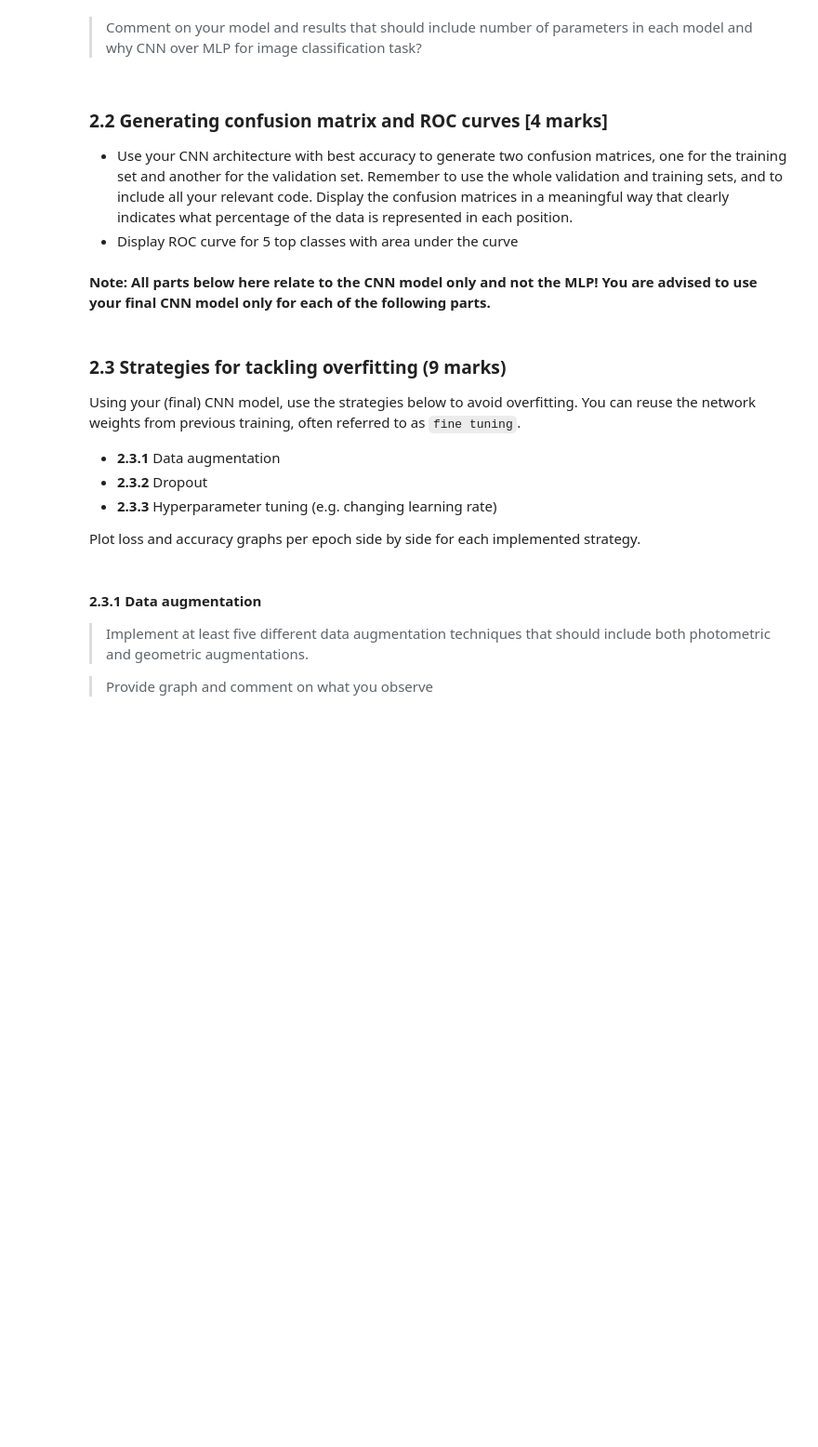
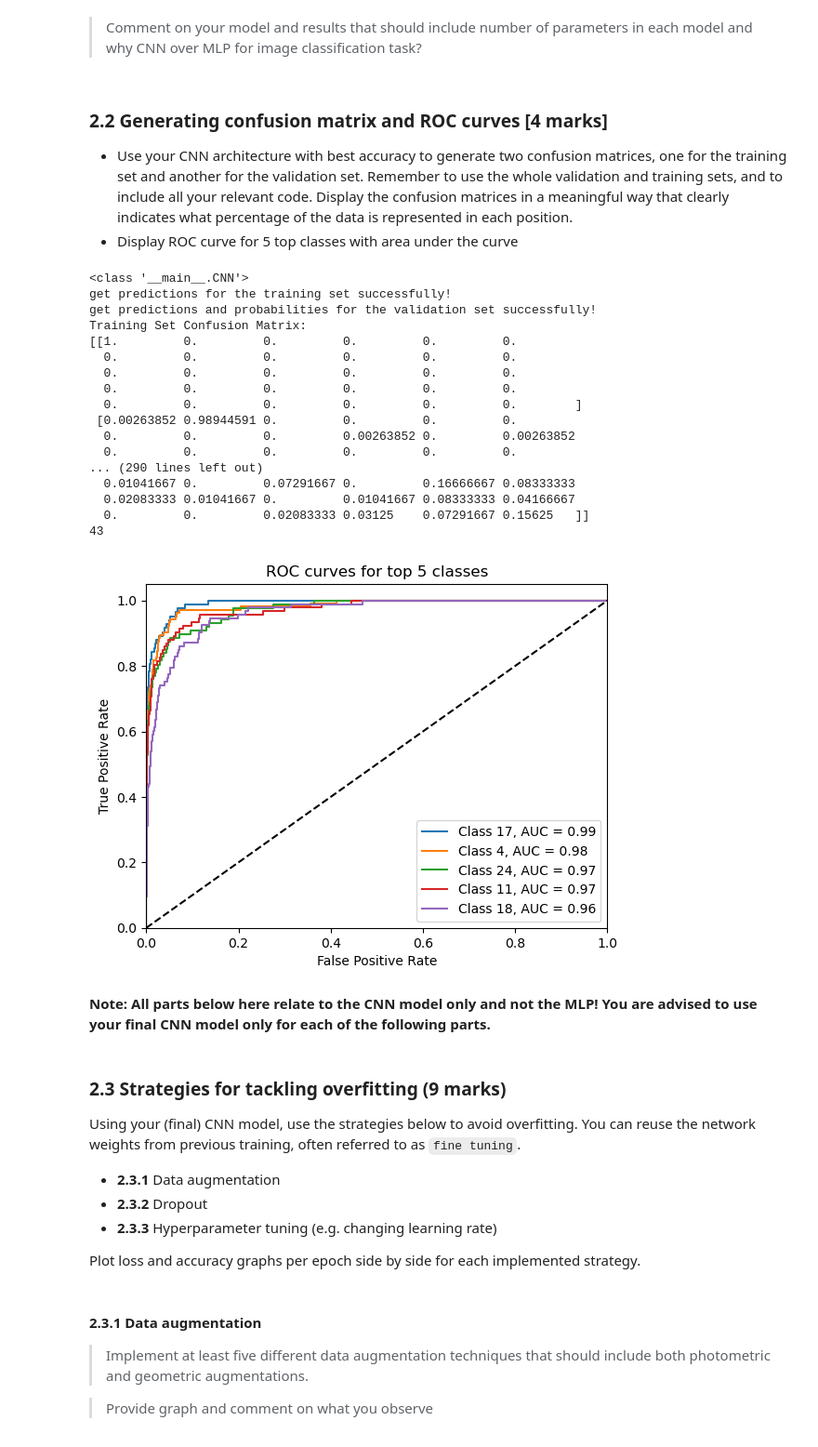
Before and after one commit to Louise1208/deaplearning_ass1, a Jupyter notebook: COMP5625M_assessment_1_2022-23.ipynb, the cells around one changed output. Shown at 93% size. Drawn from its saved outputs; the diff is of its cells as text; code cells hidden in the pictures; blank space fills up the shorter version.

```diff
--- a/COMP5625M_assessment_1_2022-23.ipynb
+++ b/COMP5625M_assessment_1_2022-23.ipynb
@@ -343,7 +343,7 @@ Display the graph of training and validation loss over epochs and accuracy over
 # %%
 from torch.utils.data import random_split
 
-def split_train_val_dataset():
+def split_train_val_dataset(dataset):
     # Set seed for reproducibility
     torch.manual_seed(0)
 
@@ -369,7 +369,7 @@ def split_train_val_dataset():
     print('val_dataloader completed:',next(iter(images)).shape)  # prints shape of image with single batch
     return train_dataloader,val_dataloader
 
-train_dataloader,val_dataloader=split_train_val_dataset()
+train_dataloader,val_dataloader=split_train_val_dataset(dataset)
 # %% [output]
 train_dataloader completed: torch.Size([3, 64, 64])
 val_dataloader completed: torch.Size([3, 64, 64])
@@ -390,7 +390,7 @@ def topk_accuracy(output, target, topk=(1,)):
     return res
 # %%
 #TO COMPLETE --> Running you MLP model class
-epochs = 50
+epochs = 2 #30
 
 # Lists to keep track of training/validation loss and accuracy over epochs
 train_loss_history = []
@@ -563,8 +591,7 @@ model.eval()
 # Create lists to store predictions and labels
 train_preds = []
 train_labels = []
-val_preds = []
-val_labels = []
+
 # Create empty lists for true labels and predicted probabilities:
 val_labels_roc = []
 val_probs = []
@@ -583,7 +610,8 @@ for inputs, labels in train_dataloader:
         train_labels.extend(labels.tolist())
 
 print('get predictions for the training set successfully!')
-
+val_preds_alex = []
+val_labels = []
 # Evaluate the model on the validation set
 for inputs, labels in val_dataloader:
     inputs=inputs.to(device)
@@ -593,7 +621,7 @@ for inputs, labels in val_dataloader:
         outputs = model(inputs)
         _, preds = torch.max(outputs, 1)
         # Append predictions and labels to lists
-        val_preds.extend(preds.tolist())
+        val_preds_alex.extend(preds.tolist())
         val_labels.extend(labels.tolist())
         # append to roc
         probs = torch.nn.functional.softmax(outputs, dim=1)
@@ -605,7 +633,7 @@ print('get predictions and probabilities for the validation set successfully!')
 
 # Compute the confusion matrices
 train_cm = confusion_matrix(train_labels, train_preds)
-val_cm = confusion_matrix(val_labels, val_preds)
+val_cm = confusion_matrix(val_labels, val_preds_alex)
 
 # Normalize the confusion matrices
 train_cm_norm = train_cm.astype('float') / train_cm.sum(axis=1)[:, np.newaxis]
@@ -624,33 +652,52 @@ print(len(val_probs))
 val_labels_roc = np.concatenate(val_labels_roc)
 val_probs = np.concatenate(val_probs)
 
 # Compute the ROC curves and AUCs for each class using scikit-learn:
 
 fpr = dict()
 tpr = dict()
 roc_auc = dict()
 
 for i in range(30):
     fpr[i], tpr[i], _ = roc_curve(np.array(val_labels) == i, val_probs[:, i])
     roc_auc[i] = auc(fpr[i], tpr[i])
 
 # sort top 5
 top_classes = sorted(range(30), key=lambda i: roc_auc[i], reverse=True)[:5]
 # plt
 
 plt.figure()
 
 for i in top_classes:
     plt.plot(fpr[i], tpr[i], label='Class {}, AUC = {:.2f}'.format(i, roc_auc[i]))
 
 plt.plot([0, 1], [0, 1], 'k--')
 plt.xlim([0.0, 1.0])
 plt.ylim([0.0, 1.05])
 plt.xlabel('False Positive Rate')
 plt.ylabel('True Positive Rate')
 plt.title('ROC curves for top 5 classes')
 plt.legend(loc="lower right")
 plt.show()
+# %% [output]
+<class '__main__.CNN'>
+get predictions for the training set successfully!
+get predictions and probabilities for the validation set successfully!
+Training Set Confusion Matrix:
+[[1.         0.         0.         0.         0.         0.
+  0.         0.         0.         0.         0.         0.
+  0.         0.         0.         0.         0.         0.
+  0.         0.         0.         0.         0.         0.
+  0.         0.         0.         0.         0.         0.        ]
+ [0.00263852 0.98944591 0.         0.         0.         0.
+  0.         0.         0.         0.00263852 0.         0.00263852
+  0.         0.         0.         0.         0.         0.
+... (290 lines left out)
+  0.01041667 0.         0.07291667 0.         0.16666667 0.08333333
+  0.02083333 0.01041667 0.         0.01041667 0.08333333 0.04166667
+  0.         0.         0.02083333 0.03125    0.07291667 0.15625   ]]
+43
+[figure, added]
 # %% [markdown]
 **Note: All parts below here relate to the CNN model only and not the MLP! You are advised to use your final CNN model only for each of the following parts.**
 # %% [markdown]
```
Also changed, not shown: parts of 24 cells of this notebook, 2 other files.
